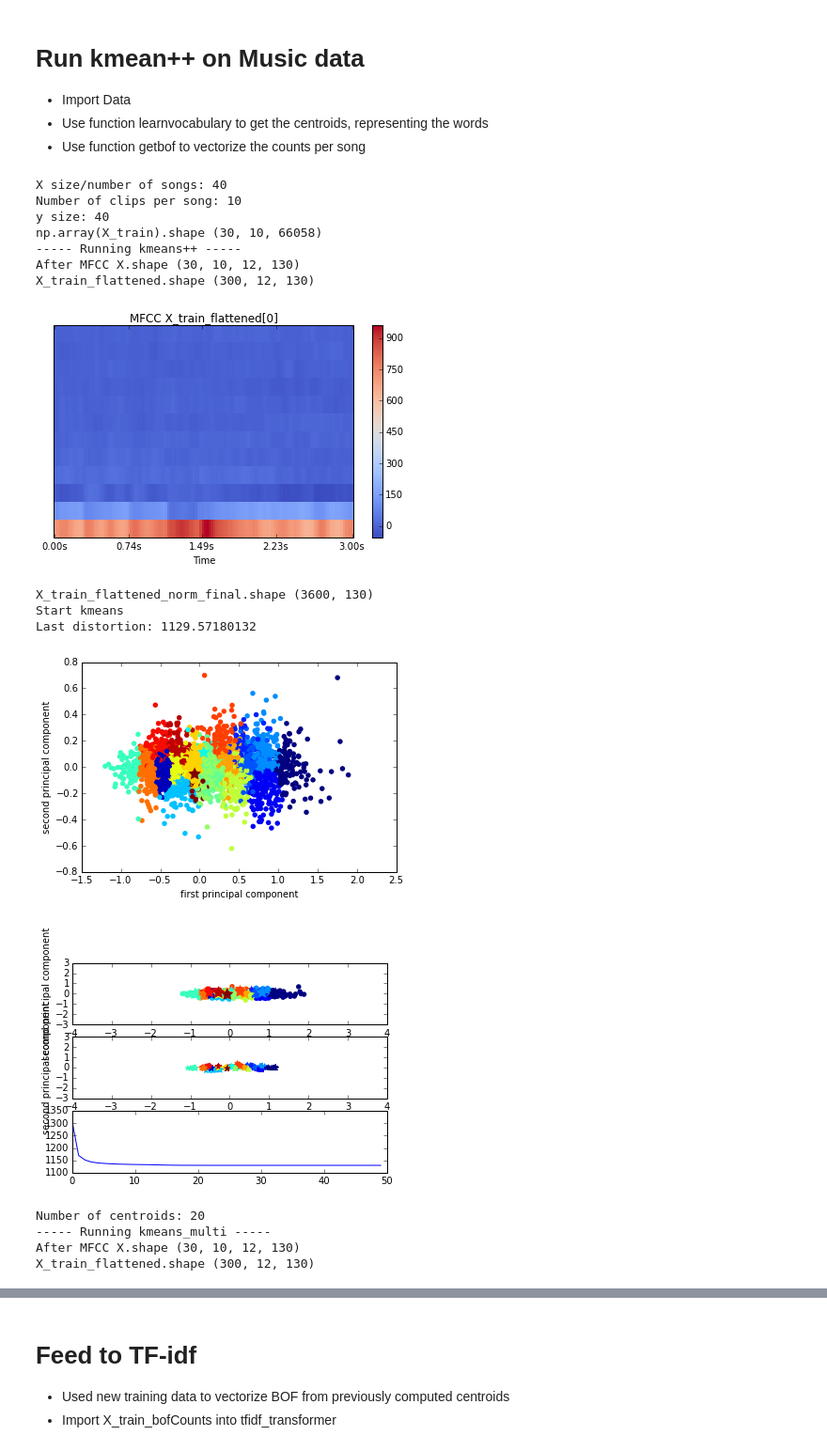
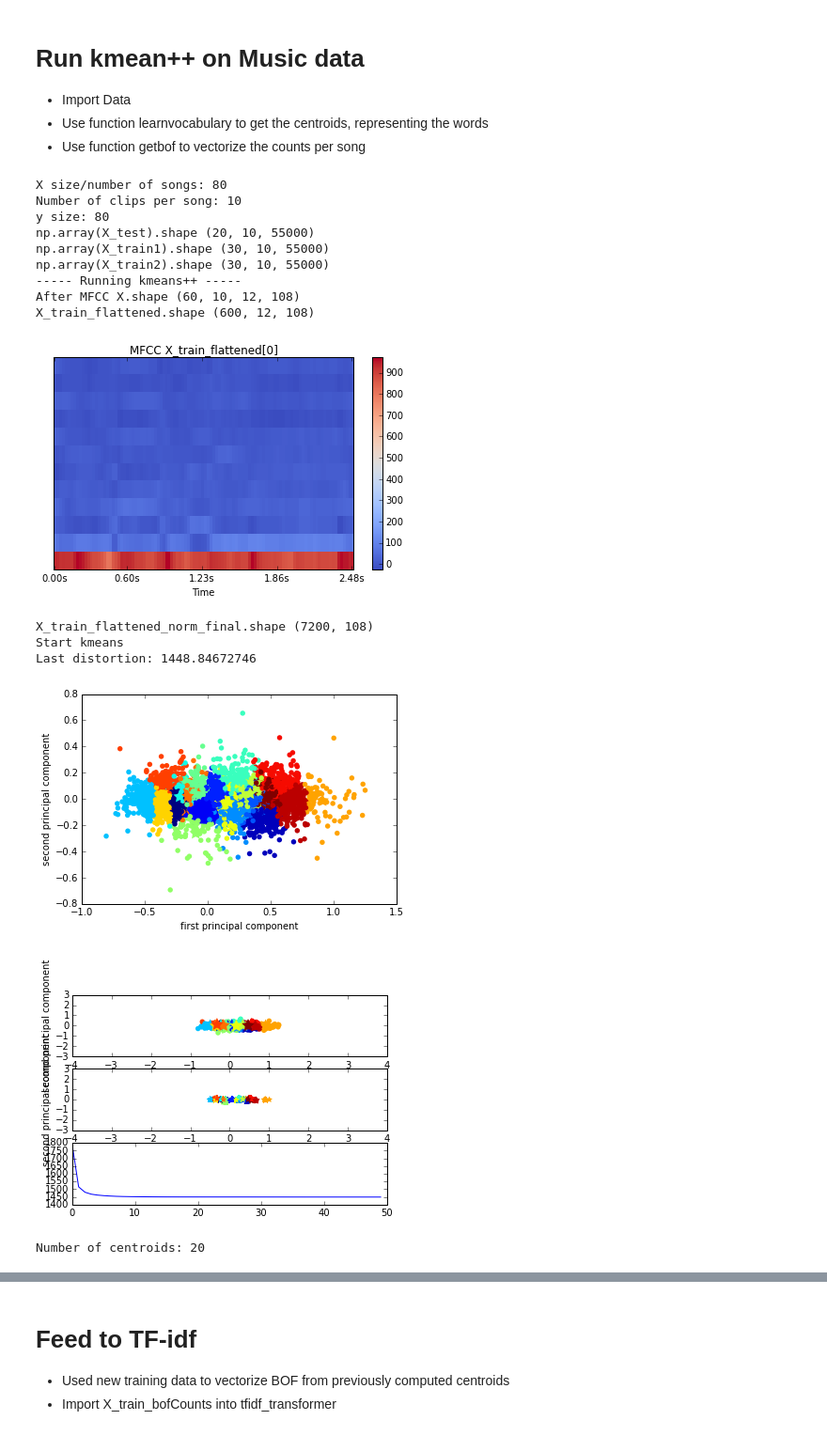
Before and after one commit to jfriend08/HW4, a Jupyter notebook: kmeans_music.ipynb, the cells around one changed output, grey strips where cells are left out. Shown at 94% size. Cells and saved outputs as stored; diff of their text form; code cells hidden in the pictures.

```diff
--- a/kmeans_music.ipynb
+++ b/kmeans_music.ipynb
@@ -22,32 +22,37 @@ import learnvocabulary as lv
 * Use function learnvocabulary to get the centroids, representing the words
 * Use function getbof to vectorize the counts per song
 # %%
-X, y = lv.getData("./data/data_small5.in")
+X, y = lv.getData("./data/data_small8.in", 55000) #data path, window of that clip
+
+#Set two part of training set. One for finding centroid, one for training classifier
 X_train, X_test, y_train, y_test = train_test_split(X, y, test_size=0.25, random_state=2010)
-print 'np.array(X_train).shape', np.array(X_train).shape
+X_train1, X_train2, y_train1, y_train2 = train_test_split(X_train, y_train, test_size=0.5, random_state=2010)
+
+print 'np.array(X_test).shape', np.array(X_test).shape
+print 'np.array(X_train1).shape', np.array(X_train1).shape
+print 'np.array(X_train2).shape', np.array(X_train2).shape
 
 print '-----', 'Running kmeans++', '-----'
 centroids = lv.learnvocabulary(X_train, 20, "kpp", 50, False) #X, k, method, num of Iter, transpose mfcc
 print 'Number of centroids:', len(centroids)
 
-print '-----', 'Running kmeans_multi', '-----'
-cen_t = lv.learnvocabulary(X_train, 20, "multi", 50, False)
-print 'Number of centroids:', len(cen_t)
+# print '-----', 'Running kmeans_multi', '-----'
+# cen_t = lv.learnvocabulary(X_train, 20, "multi", 50, False)
+# print 'Number of centroids:', len(cen_t)
 # %% [output]
-X size/number of songs: 40
+X size/number of songs: 80
 Number of clips per song: 10
-y size: 40
-np.array(X_train).shape (30, 10, 66058)
+y size: 80
+np.array(X_test).shape (20, 10, 55000)
+np.array(X_train1).shape (30, 10, 55000)
+np.array(X_train2).shape (30, 10, 55000)
 ----- Running kmeans++ -----
-After MFCC X.shape (30, 10, 12, 130)
-X_train_flattened.shape (300, 12, 130)
+After MFCC X.shape (60, 10, 12, 108)
+X_train_flattened.shape (600, 12, 108)
-[figure, old version]
+[figure, new version]
-X_train_flattened_norm_final.shape (3600, 130)
+X_train_flattened_norm_final.shape (7200, 108)
 Start kmeans
-Last distortion: 1129.57180132
+Last distortion: 1448.84672746
-[figure, old version]
+[figure, new version]
-[figure, old version]
+[figure, new version]
 Number of centroids: 20
------ Running kmeans_multi -----
-After MFCC X.shape (30, 10, 12, 130)
-X_train_flattened.shape (300, 12, 130)
```
Also changed, not shown: parts of 4 cells of this notebook, 10 other files.
